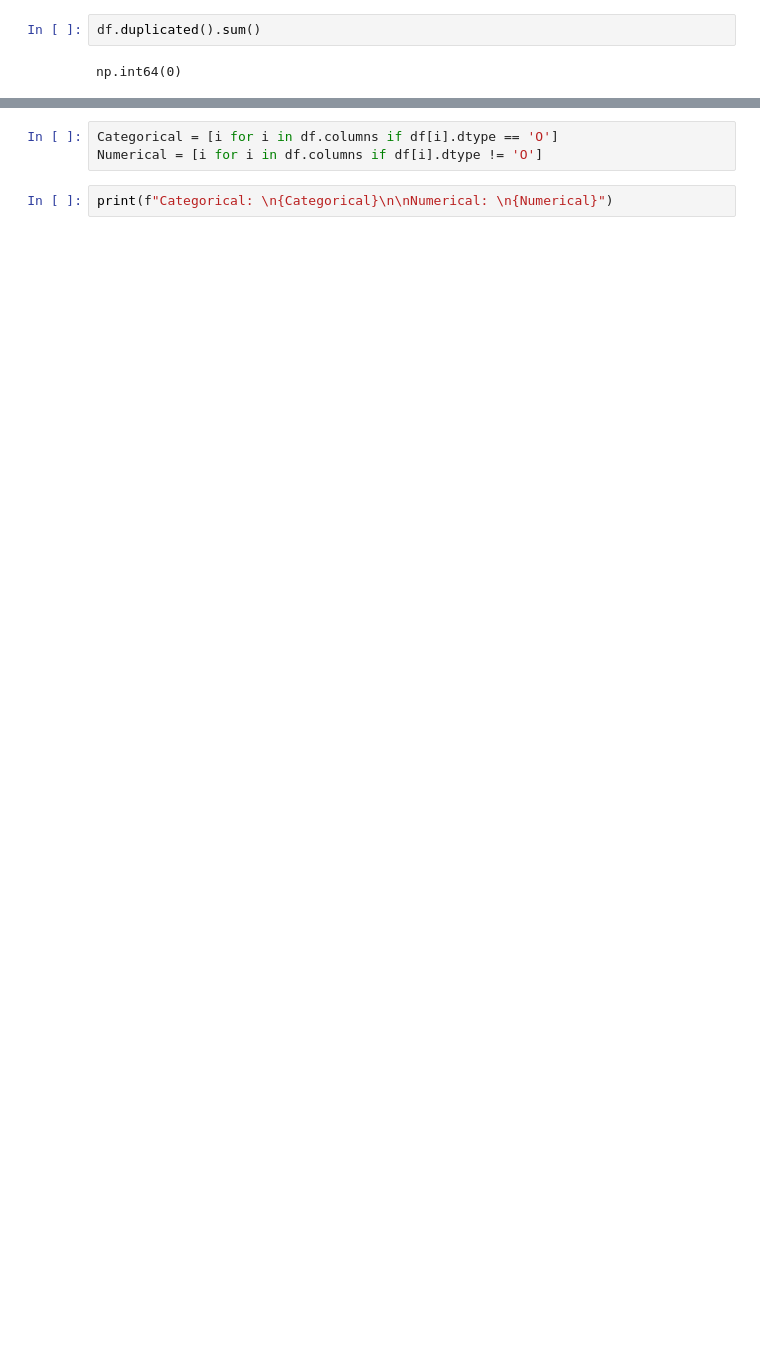
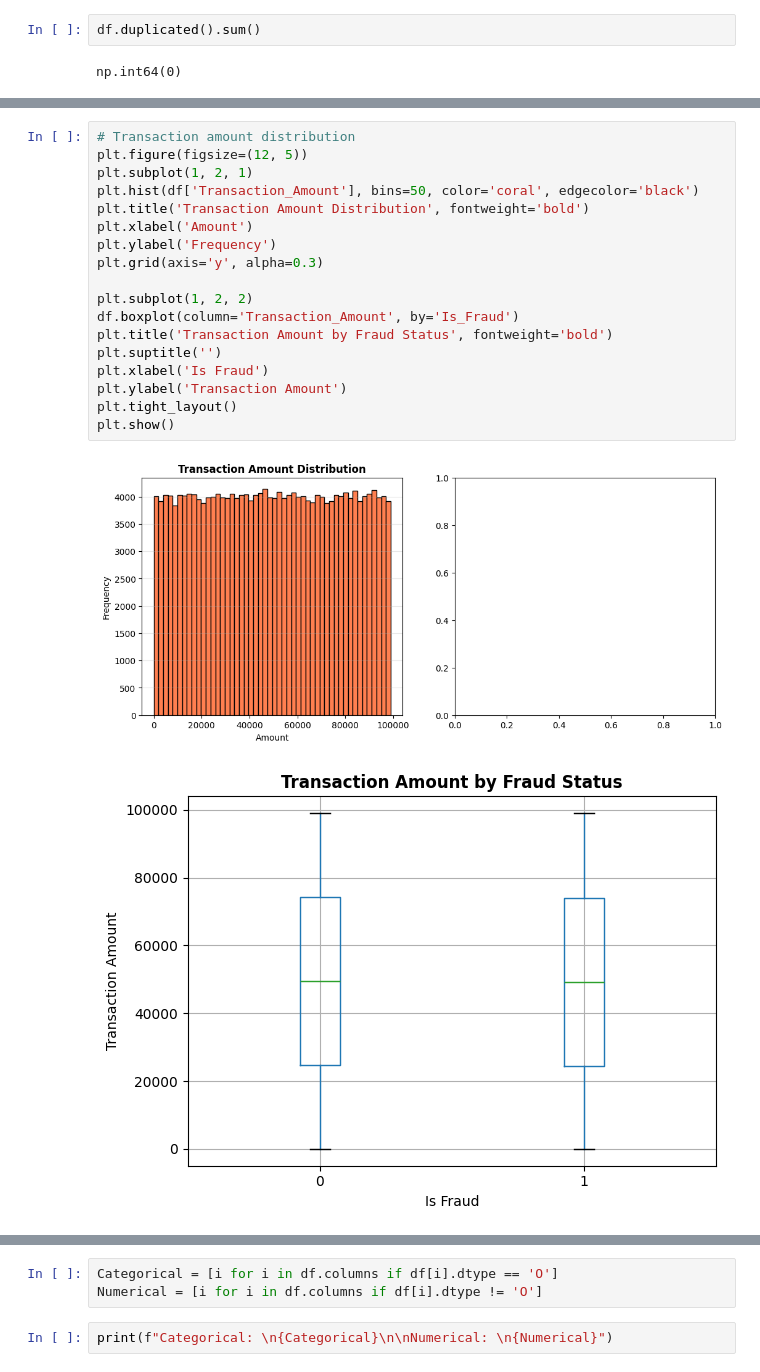
Before and after one commit to TheGitSlender/Bank-Fraud-Detection-Project, a Jupyter notebook: bank_fraud.ipynb, the cells around one changed output, grey strips where cells are left out. Cells and saved outputs as stored; diff of their text form; blank space fills up the shorter version.

```diff
--- a/bank_fraud.ipynb
+++ b/bank_fraud.ipynb
@@ -95,0 +156,21 @@ np.int64(0)
+# %%
+# Transaction amount distribution
+plt.figure(figsize=(12, 5))
+plt.subplot(1, 2, 1)
+plt.hist(df['Transaction_Amount'], bins=50, color='coral', edgecolor='black')
+plt.title('Transaction Amount Distribution', fontweight='bold')
+plt.xlabel('Amount')
+plt.ylabel('Frequency')
+plt.grid(axis='y', alpha=0.3)
+
+plt.subplot(1, 2, 2)
+df.boxplot(column='Transaction_Amount', by='Is_Fraud')
+plt.title('Transaction Amount by Fraud Status', fontweight='bold')
+plt.suptitle('')
+plt.xlabel('Is Fraud')
+plt.ylabel('Transaction Amount')
+plt.tight_layout()
+plt.show()
+# %% [output]
+[figure, added]
+[figure, added]
```
Also changed, not shown: parts of 21 cells of this notebook.
